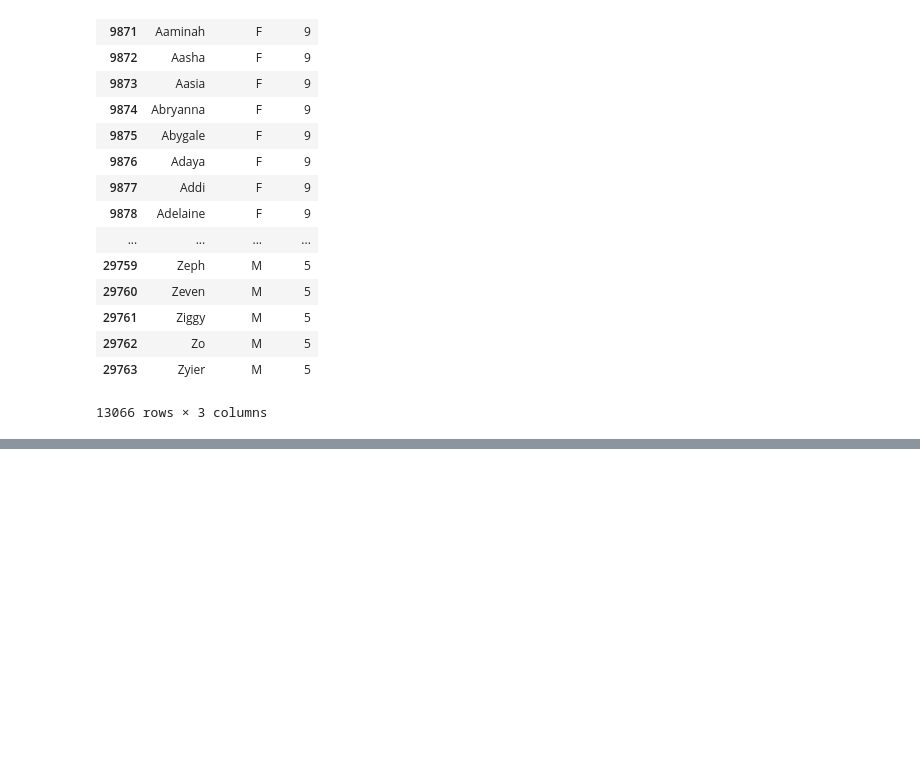
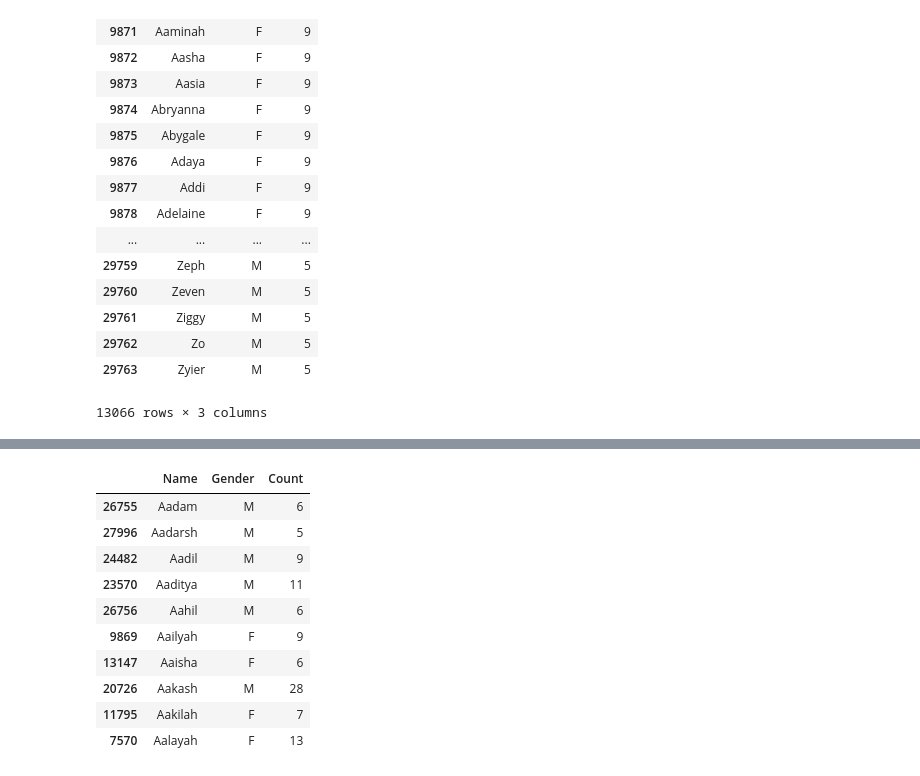
Before and after one commit to sun911/NetologyHW2, a Jupyter notebook: 4-1/4-1-lesson.ipynb, the cells around one changed output, grey strips where cells are left out. Cells and saved outputs as stored; diff of their text form; code cells hidden in the pictures; blank space fills up the shorter version.

```diff
--- a/4-1/4-1-lesson.ipynb
+++ b/4-1/4-1-lesson.ipynb
@@ -111,0 +173,14 @@ names.query('Count < 10')
+# %%
+names.sort_values(by=['Name', 'Count'], ascending=True).head(10)
+# %% [output]
+|  | Name | Gender | Count |
+| 26755 | Aadam | M | 6 |
+| 27996 | Aadarsh | M | 5 |
+| 24482 | Aadil | M | 9 |
+| 23570 | Aaditya | M | 11 |
+| 26756 | Aahil | M | 6 |
+| 9869 | Aailyah | F | 9 |
+| 13147 | Aaisha | F | 6 |
+| 20726 | Aakash | M | 28 |
+| 11795 | Aakilah | F | 7 |
+| 7570 | Aalayah | F | 13 |
```
Also changed, not shown: parts of 6 cells of this notebook, 2 other files.
